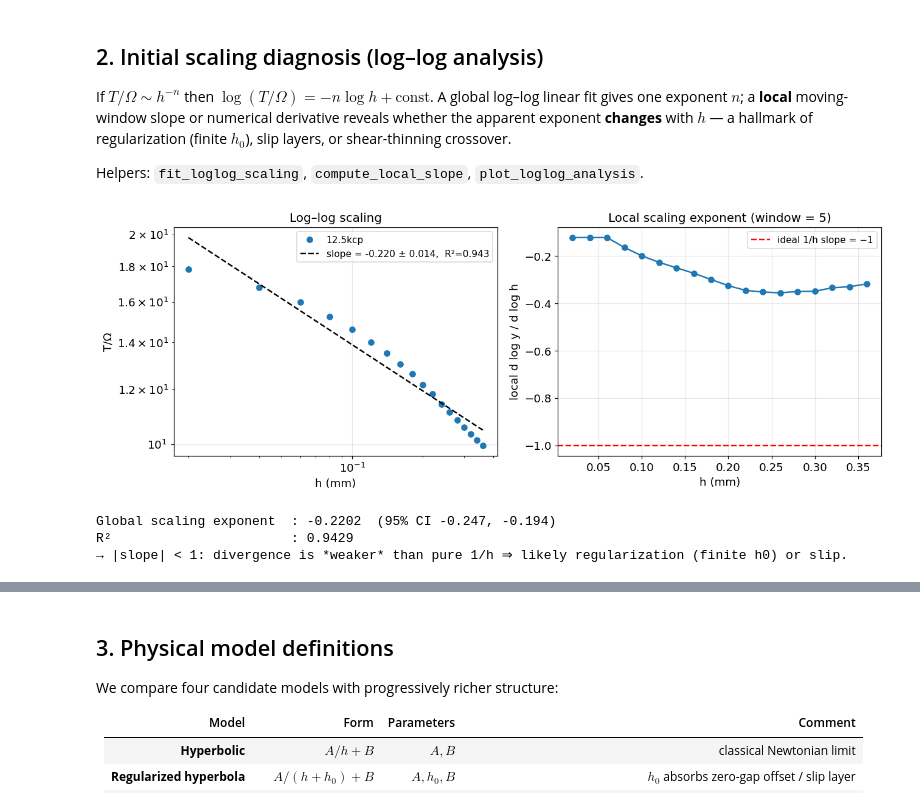
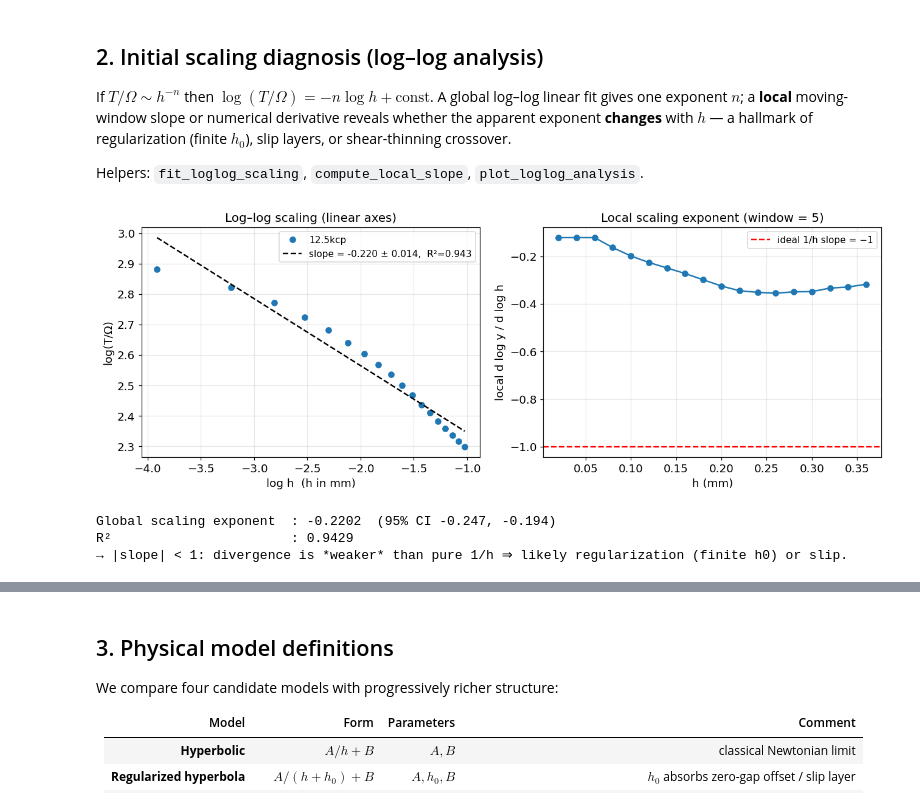
Before and after one commit to AC-Formulations-SDL5/Automated_Viscometry, a Jupyter notebook: results/Auto-runs/rheology_full_analysis.ipynb, the cells around one changed output, grey strips where cells are left out. Drawn from its saved outputs; the diff is of its cells as text; code cells hidden in the pictures.

```diff
--- a/results/Auto-runs/rheology_full_analysis.ipynb
+++ b/results/Auto-runs/rheology_full_analysis.ipynb
@@ -303,41 +303,47 @@ def compute_local_slope(h, y, window: int = 5):
 def plot_loglog_analysis(h, y, label="data"):
     res = fit_loglog_scaling(h, y)
     h_l, slopes = compute_local_slope(h, y, window=5)
 
+    # Mask positive values for log transform
+    h_arr = np.asarray(h, float); y_arr = np.asarray(y, float)
+    m = (h_arr > 0) & (y_arr > 0)
+    log_h = np.log(h_arr[m]); log_y = np.log(y_arr[m])
+
     fig, axes = plt.subplots(1, 2, figsize=(12, 4.5))
-    # Log-log fit
+    # log(h) vs log(drag) on linear axes
     ax = axes[0]
-    ax.loglog(h, y, "o", label=label)
-    hh = np.logspace(np.log10(h.min()), np.log10(h.max()), 100)
-    yy = np.exp(res["intercept"]) * hh ** res["slope"]
-    ax.loglog(hh, yy, "--", color="k",
-              label=f"slope = {res['slope']:.3f} ± {res['stderr_slope']:.3f},  R²={res['r2']:.3f}")
-    ax.set_xlabel("h (mm)"); ax.set_ylabel("T/Ω"); ax.set_title("Log–log scaling")
+    ax.plot(log_h, log_y, "o", label=label)
+    xx = np.linspace(log_h.min(), log_h.max(), 100)
+    yy = res["intercept"] + res["slope"] * xx
+    ax.plot(xx, yy, "--", color="k",
+            label=f"slope = {res['slope']:.3f} ± {res['stderr_slope']:.3f},  R²={res['r2']:.3f}")
+    ax.set_xlabel("log h  (h in mm)"); ax.set_ylabel("log(T/Ω)")
+    ax.set_title("Log–log scaling (linear axes)")
     ax.legend()
 
     # Local slope
     ax = axes[1]
     ax.plot(h_l, slopes, "o-")
     ax.axhline(-1, color="r", ls="--", label="ideal 1/h slope = −1")
     ax.set_xlabel("h (mm)"); ax.set_ylabel("local d log y / d log h")
     ax.set_title("Local scaling exponent (window = 5)")
     ax.legend()
     plt.tight_layout()
     return fig, res
 
 fig, ll = plot_loglog_analysis(focus["h_mm"].values, focus["T_over_RPM"].values, label=FOCUS_SAMPLE)
 save_fig(fig, "02_loglog_focus"); plt.show()
 
 print(f"Global scaling exponent  : {ll['slope']:.4f}  (95% CI {ll['ci95_slope'][0]:.3f}, {ll['ci95_slope'][1]:.3f})")
 print(f"R²                       : {ll['r2']:.4f}")
 if ll["slope"] > -0.7:
     print("→ |slope| < 1: divergence is *weaker* than pure 1/h ⇒ likely regularization (finite h0) or slip.")
 elif ll["slope"] < -1.3:
     print("→ |slope| > 1: divergence stronger than 1/h ⇒ possible squeeze-film / lubrication regime.")
 else:
     print("→ slope ≈ −1: behaviour consistent with classical 1/h hyperbolic drag.")
 # %% [output]
-[figure, old version]
+[figure, new version]
 Global scaling exponent  : -0.2202  (95% CI -0.247, -0.194)
 R²                       : 0.9429
 → |slope| < 1: divergence is *weaker* than pure 1/h ⇒ likely regularization (finite h0) or slip.
```
Also changed, not shown: parts of 1 cell of this notebook, 39 other files.
